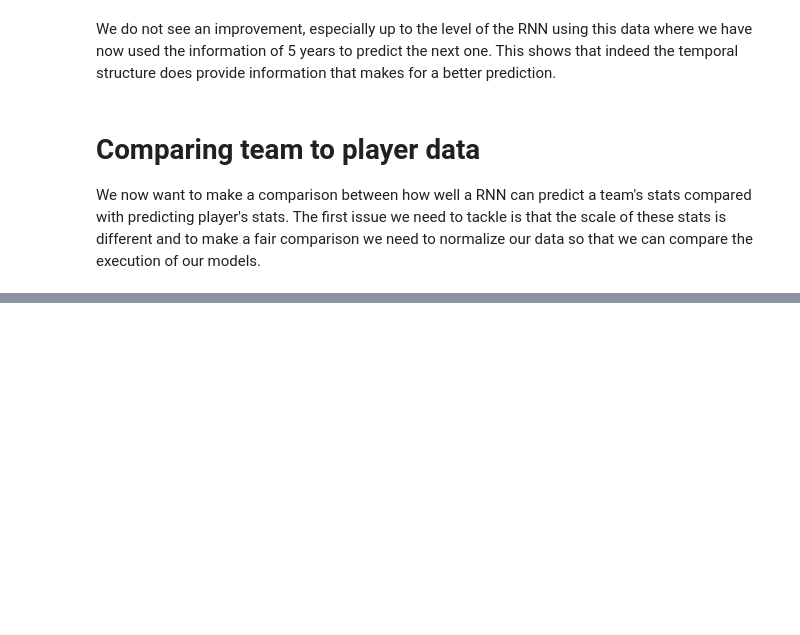
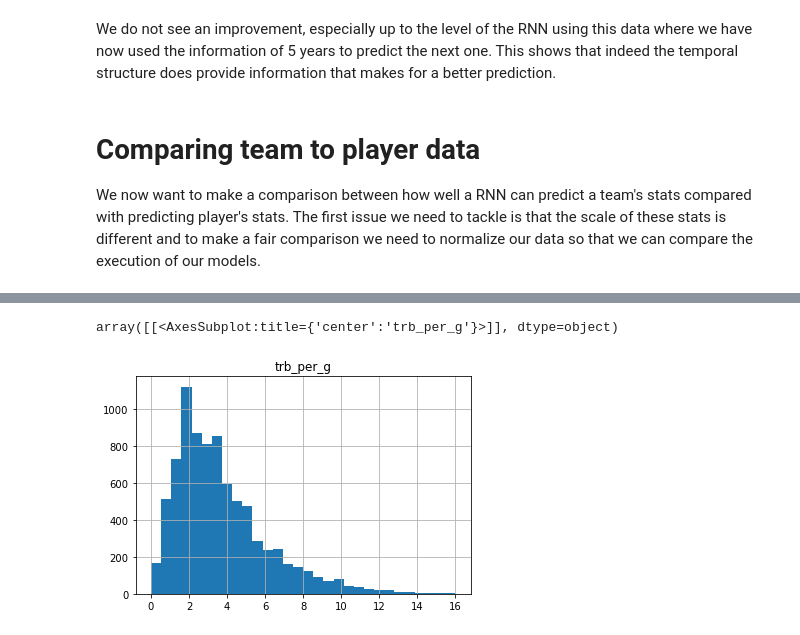
Before and after one commit to nk555/Kevin-Beuchot-Portfolio, a Jupyter notebook: AI-Projects/Fantasy-Basketball/2-making-fantasy-predictions.ipynb, the cells around one changed output, grey strips where cells are left out. Cells and saved outputs as stored; diff of their text form; code cells hidden in the pictures; blank space fills up the shorter version.

```diff
--- a/AI-Projects/Fantasy-Basketball/2-making-fantasy-predictions.ipynb
+++ b/AI-Projects/Fantasy-Basketball/2-making-fantasy-predictions.ipynb
@@ -238,0 +278,5 @@ We now want to make a comparison between how well a RNN can predict a team's sta
+# %%
+all_player_data.hist(column="trb_per_g",bins=30)
+# %% [output]
+array([[<AxesSubplot:title={'center':'trb_per_g'}>]], dtype=object)
+[figure, added]
```
Also changed, not shown: parts of 20 cells of this notebook.
